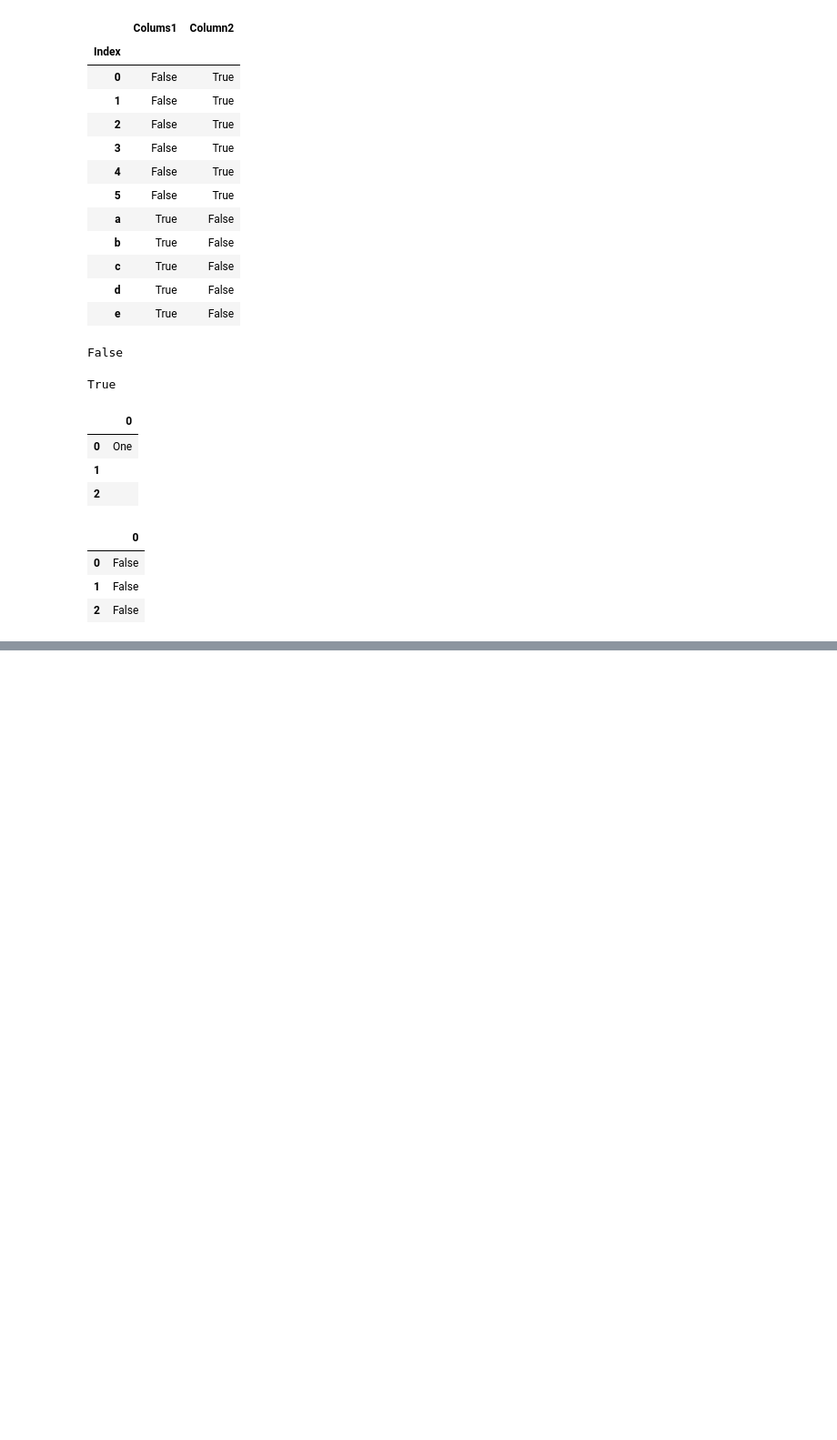
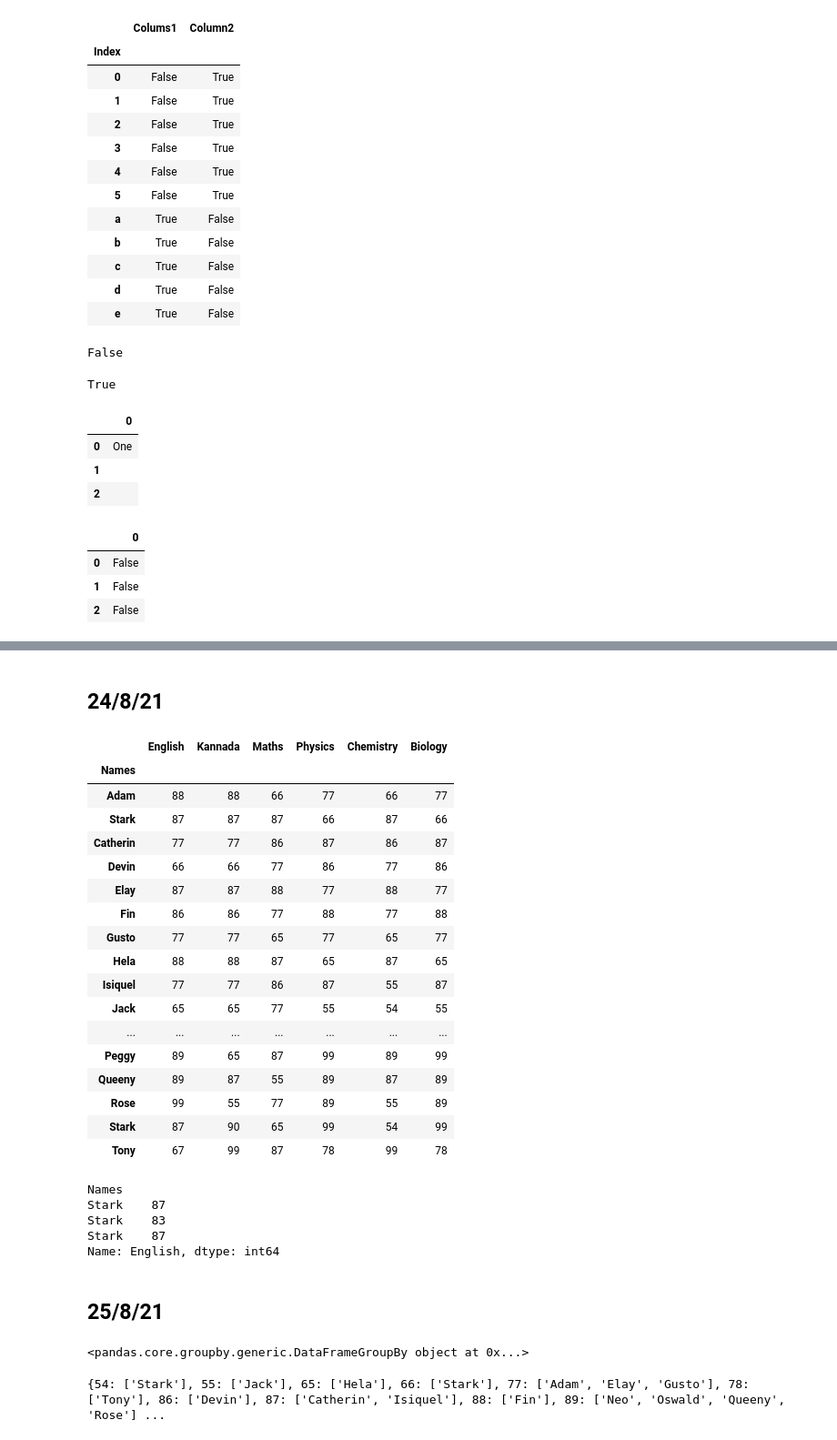
Before and after one commit to jarvis-error/DataAnalysisWrkEx, a Jupyter notebook: Basics_DataAnalysis_18_8_21.ipynb, the cells around one changed output, grey strips where cells are left out. Shown at 91% size. Saved outputs shown, nothing was run; the diff lists cells and outputs as text; code cells hidden in the pictures; blank space fills up the shorter version.

```diff
--- a/Basics_DataAnalysis_18_8_21.ipynb
+++ b/Basics_DataAnalysis_18_8_21.ipynb
@@ -478,0 +605,48 @@ emps1.isnull()
+# %% [markdown]
+## 24/8/21
+# %%
+# json format to create DataFrame
+# import pandas as pd
+# import numpy as ny
+
+All={'English':[88,87,77,66,87,86,77,88,77,65,83,55,54,99,90,89,89,99,87,67],
+     'Kannada':[88,87,77,66,87,86,77,88,77,65,87,86,77,88,77,65,87,55,90,99],
+     'Maths':[66,87,86,77,88,77,65,87,86,77,86,77,88,77,65,87,55,77,65,87],
+     'Physics':[77,66,87,86,77,88,77,65,87,55,54,99,90,89,89,99,89,89,99,78],
+     'Chemistry':[66,87,86,77,88,77,65,87,55,54,99,90,89,89,99,89,87,55,54,99],
+     'Biology':[77,66,87,86,77,88,77,65,87,55,54,99,90,89,89,99,89,89,99,78]}
+st=['Adam','Stark','Catherin','Devin','Elay','Fin','Gusto','Hela',
+                           'Isiquel','Jack','Stark','Lisa','Mark','Neo','Oswald','Peggy','Queeny','Rose','Stark','Tony']
+df=pd.DataFrame(All,index=st)
+#df.index=st
+df.index.name='Names'
+df
+# %% [output]
+|  | English | Kannada | Maths | Physics | Chemistry | Biology |
+| Names |  |  |  |  |  |  |
+| Adam | 88 | 88 | 66 | 77 | 66 | 77 |
+| Stark | 87 | 87 | 87 | 66 | 87 | 66 |
+| Catherin | 77 | 77 | 86 | 87 | 86 | 87 |
+| Devin | 66 | 66 | 77 | 86 | 77 | 86 |
+| Elay | 87 | 87 | 88 | 77 | 88 | 77 |
+| Fin | 86 | 86 | 77 | 88 | 77 | 88 |
+| Gusto | 77 | 77 | 65 | 77 | 65 | 77 |
+| Hela | 88 | 88 | 87 | 65 | 87 | 65 |
+| Isiquel | 77 | 77 | 86 | 87 | 55 | 87 |
+| Jack | 65 | 65 | 77 | 55 | 54 | 55 |
+| ... | ... | ... | ... | ... | ... | ... |
+| Peggy | 89 | 65 | 87 | 99 | 89 | 99 |
+| Queeny | 89 | 87 | 55 | 89 | 87 | 89 |
+| Rose | 99 | 55 | 77 | 89 | 55 | 89 |
+| Stark | 87 | 90 | 65 | 99 | 54 | 99 |
+| Tony | 67 | 99 | 87 | 78 | 99 | 78 |
+# %%
+df.loc['Stark','English']
+# %% [output]
+Names
+Stark    87
+Stark    83
+Stark    87
+Name: English, dtype: int64
+# %% [markdown]
+## 25/8/21
@@ -478,0 +656,12 @@ emps1.isnull()
+# %%
+# just creates the object of group
+
+df.groupby('Physics')
+# %% [output]
+<pandas.core.groupby.generic.DataFrameGroupBy object at 0x...>
+# %%
+# By passing Physics column to 'groupby' it 'groups' every individual values
+
+df.groupby('Physics').groups
+# %% [output]
+{54: ['Stark'], 55: ['Jack'], 65: ['Hela'], 66: ['Stark'], 77: ['Adam', 'Elay', 'Gusto'], 78: ['Tony'], 86: ['Devin'], 87: ['Catherin', 'Isiquel'], 88: ['Fin'], 89: ['Neo', 'Oswald', 'Queeny', 'Rose'] ...
```
Also changed, not shown: parts of 26 cells of this notebook.
